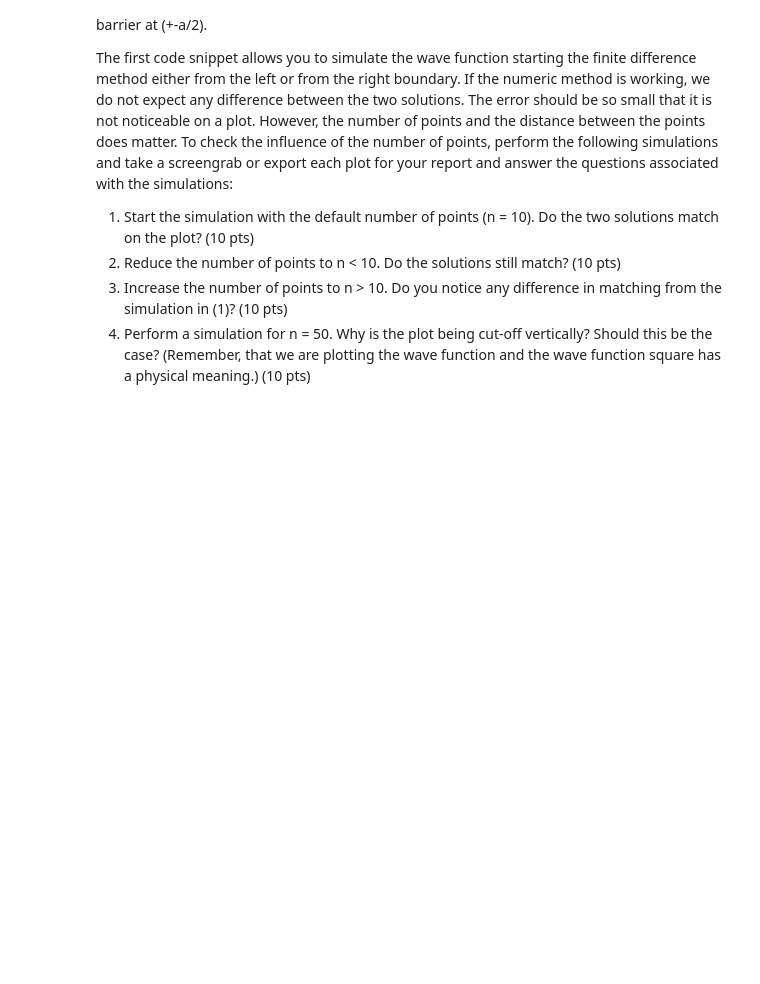
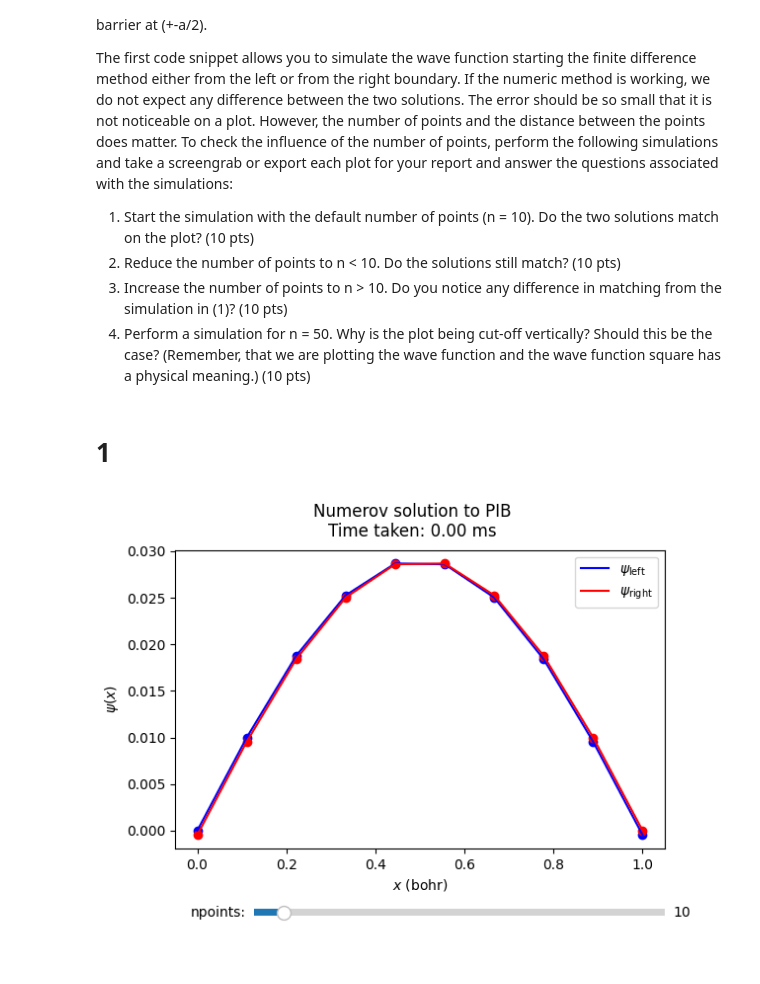
Before and after one commit to mikayla-eckelcifrese/EEE_434_functions, a Jupyter notebook: Project2_Numerical_Solutions_Schrodinger_Equation.ipynb, the cells around one changed output. Saved outputs shown, nothing was run; the diff lists cells and outputs as text; code cells hidden in the pictures; blank space fills up the shorter version.

Commit message:
Added scripts provided by professor

```diff
--- a/Project2_Numerical_Solutions_Schrodinger_Equation.ipynb
+++ b/Project2_Numerical_Solutions_Schrodinger_Equation.ipynb
@@ -25,0 +24,10 @@ from Numerov_script1 import *
+# %% [markdown]
+# 1
+# %%
+from Numerov_script1 import *
+
+#wrapper function around the meat of Professor Goyl's code so I can run it in the notebook without
+#it taking up a bunch of room in the cell
+numerov1(numPoints = 10)
+# %% [output]
+[figure, added]
```
Also changed, not shown: parts of 11 cells of this notebook, 1 other file.
